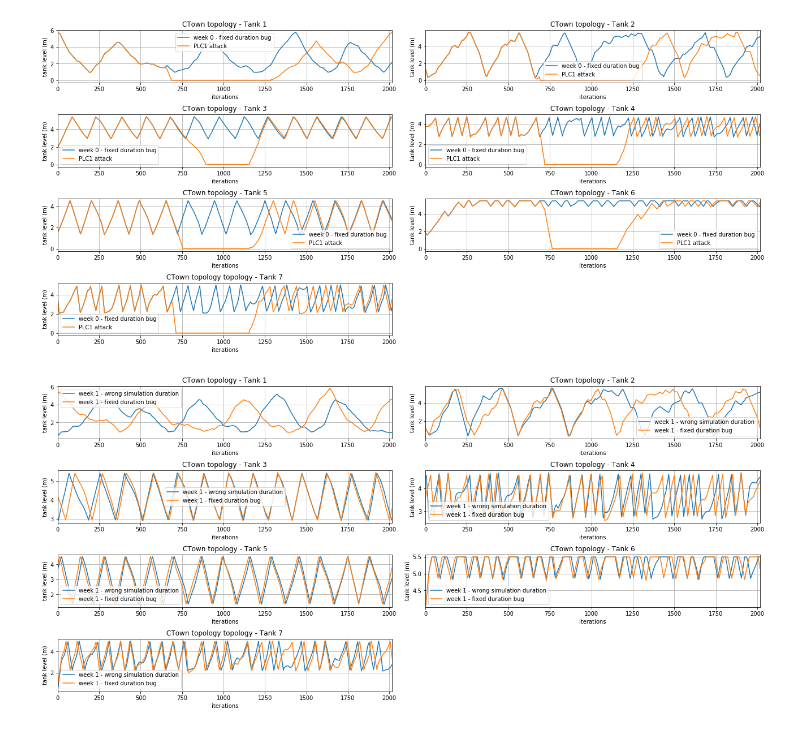
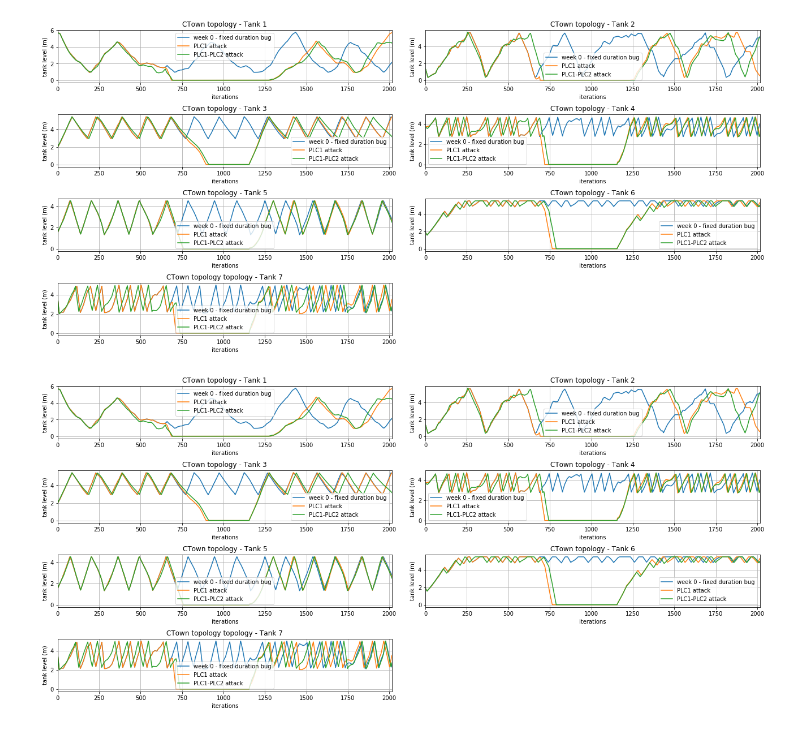
Before and after one commit to Critical-Infrastructure-Systems-Lab/DHALSIM, a Jupyter notebook: ICS_topologies/enhanced_ctown_topology/year_simulation/week_plot.ipynb, the cells around one changed output. Saved outputs shown, nothing was run; the diff lists cells and outputs as text; code cells hidden in the pictures.

Commit message:
Adding week 5 results
Former-commit-id: ac1fa7defbeaaaac768a94c0dba450359e1ef2ab

```diff
--- a/ICS_topologies/enhanced_ctown_topology/year_simulation/week_plot.ipynb
+++ b/ICS_topologies/enhanced_ctown_topology/year_simulation/week_plot.ipynb
@@ -9,13 +9,18 @@ import pandas as pd
 # %%
 ctown_fixed_duration = pd.read_csv('week_0/physical_process.csv')
 ctown_plc1_attack    = pd.read_csv('../icss_paper_attacks/tank_1_empty_1_pu1_pu2_off/week_0/physical_process.csv')
+ctown_plc1_plc2_attack    = pd.read_csv('../icss_paper_attacks/tank_1_empty_2_pu1_pu2_off/week_0/physical_process.csv')
+
 subplot_hspace = 0.6
 subplot_wspace = 0.1
 
 dd = plt.subplot(4,2,1)
 ctown_fixed_duration["T1_LEVEL"].plot(label='week 0 - fixed duration bug', ax=dd)
 ctown_plc1_attack["T1_LEVEL"].plot(label='PLC1 attack', ax=dd)
+ctown_plc1_plc2_attack["T1_LEVEL"].plot(label='PLC1-PLC2 attack', ax=dd)
+
 ctown_plc1_attack
+
 
 plt.title("CTown topology - Tank 1")
 plt.xlabel('iterations')
@@ -28,6 +33,7 @@ plt.grid(True)
 dd = plt.subplot(4,2,2)
 ctown_fixed_duration["T2_LEVEL"].plot(label='week 0 - fixed duration bug', ax=dd)
 ctown_plc1_attack["T2_LEVEL"].plot(label='PLC1 attack', ax=dd)
+ctown_plc1_plc2_attack["T2_LEVEL"].plot(label='PLC1-PLC2 attack', ax=dd)
 plt.title("CTown topology - Tank 2")
 plt.xlabel('iterations')
 plt.xlim(left=0, right=2016)
@@ -39,6 +45,7 @@ plt.grid(True)
 dd = plt.subplot(4,2,3)
 ctown_fixed_duration["T3_LEVEL"].plot(label='week 0 - fixed duration bug', ax=dd)
 ctown_plc1_attack["T3_LEVEL"].plot(label='PLC1 attack', ax=dd)
+ctown_plc1_plc2_attack["T3_LEVEL"].plot(label='PLC1-PLC2 attack', ax=dd)
 plt.title("CTown topology - Tank 3")
 plt.xlabel('iterations')
 plt.xlim(left=0, right=2016)
@@ -50,6 +57,7 @@ plt.grid(True)
 dd = plt.subplot(4,2,4)
 ctown_fixed_duration["T4_LEVEL"].plot(label='week 0 - fixed duration bug', ax=dd)
 ctown_plc1_attack["T4_LEVEL"].plot(label='PLC1 attack', ax=dd)
+ctown_plc1_plc2_attack["T4_LEVEL"].plot(label='PLC1-PLC2 attack', ax=dd)
 plt.title("CTown topology - Tank 4")
 plt.xlabel('iterations')
 plt.xlim(left=0, right=2016)
@@ -61,6 +69,7 @@ plt.grid(True)
 dd = plt.subplot(4,2,5)
 ctown_fixed_duration["T5_LEVEL"].plot(label='week 0 - fixed duration bug', ax=dd)
 ctown_plc1_attack["T5_LEVEL"].plot(label='PLC1 attack', ax=dd)
+ctown_plc1_plc2_attack["T5_LEVEL"].plot(label='PLC1-PLC2 attack', ax=dd)
 plt.title("CTown topology - Tank 5")
 plt.xlabel('iterations')
 plt.xlim(left=0, right=2016)
@@ -72,6 +81,7 @@ plt.grid(True)
 dd = plt.subplot(4,2,6)
 ctown_fixed_duration["T6_LEVEL"].plot(label='week 0 - fixed duration bug', ax=dd)
 ctown_plc1_attack["T6_LEVEL"].plot(label='PLC1 attack', ax=dd)
+ctown_plc1_plc2_attack["T6_LEVEL"].plot(label='PLC1-PLC2 attack', ax=dd)
 plt.title("CTown topology - Tank 6")
 plt.xlabel('iterations')
 plt.xlim(left=0, right=2016)
@@ -83,6 +93,7 @@ plt.grid(True)
 dd = plt.subplot(4,2,7)
 ctown_fixed_duration["T7_LEVEL"].plot(label='week 0 - fixed duration bug', ax=dd)
 ctown_plc1_attack["T7_LEVEL"].plot(label='PLC1 attack', ax=dd)
+ctown_plc1_plc2_attack["T7_LEVEL"].plot(label='PLC1-PLC2 attack', ax=dd)
 plt.title("CTown topology topology - Tank 7")
 plt.xlabel('iterations')
 plt.xlim(left=0, right=2016)
@@ -91,18 +102,23 @@ plt.legend()
 plt.subplots_adjust(top=2.00, right=3.00, hspace = subplot_hspace, wspace=subplot_wspace)
 plt.grid(True)
 # %% [output]
-[figure, old version]
+[figure, new version]
 # %%
-minicps_ctown = pd.read_csv('old_week_1/physical_process.csv')
-ctown_fixed_duration = pd.read_csv('week_1/physical_process.csv')
-#basic_ctown_2 = pd.read_csv('week_13/physical_process.csv')
+ctown_fixed_duration = pd.read_csv('week_0/physical_process.csv')
+ctown_plc1_attack_2    = pd.read_csv('../icss_paper_attacks/tank_1_empty_1_pu2_off/week_0/physical_process.csv')
+ctown_plc1_plc2_attack_2    = pd.read_csv('../icss_paper_attacks/tank_1_empty_2_pu2_off/week_0/physical_process.csv')
+
 subplot_hspace = 0.6
 subplot_wspace = 0.1
 
 dd = plt.subplot(4,2,1)
-minicps_ctown["T1_LEVEL"].plot(label='week 1 - wrong simulation duration', ax=dd)
-ctown_fixed_duration["T1_LEVEL"].plot(label='week 1 - fixed duration bug', ax=dd)
-#basic_ctown_2["T1_LEVEL"].plot(label='week 13', ax=dd)
+ctown_fixed_duration["T1_LEVEL"].plot(label='week 0 - fixed duration bug', ax=dd)
+ctown_plc1_attack["T1_LEVEL"].plot(label='PLC1 attack', ax=dd)
+ctown_plc1_plc2_attack["T1_LEVEL"].plot(label='PLC1-PLC2 attack', ax=dd)
+
+ctown_plc1_attack
+
+
 plt.title("CTown topology - Tank 1")
 plt.xlabel('iterations')
 plt.xlim(left=0, right=2016)
@@ -112,9 +128,9 @@ plt.subplots_adjust(top=2.00, right=3.00, hspace = subplot_hspace, wspace=subplo
 plt.grid(True)
 
 dd = plt.subplot(4,2,2)
-minicps_ctown["T2_LEVEL"].plot(label='week 1 - wrong simulation duration', ax=dd)
-ctown_fixed_duration["T2_LEVEL"].plot(label='week 1 - fixed duration bug', ax=dd)
-#basic_ctown_2["T2_LEVEL"].plot(label='Basic2', ax=dd)
+ctown_fixed_duration["T2_LEVEL"].plot(label='week 0 - fixed duration bug', ax=dd)
+ctown_plc1_attack_2["T2_LEVEL"].plot(label='PLC1 attack', ax=dd)
+ctown_plc1_plc2_attack["T2_LEVEL"].plot(label='PLC1-PLC2 attack', ax=dd)
 plt.title("CTown topology - Tank 2")
 plt.xlabel('iterations')
 plt.xlim(left=0, right=2016)
@@ -124,8 +140,9 @@ plt.subplots_adjust(top=2.00, right=3.00, hspace = subplot_hspace, wspace=subplo
 plt.grid(True)
 
 dd = plt.subplot(4,2,3)
-minicps_ctown["T3_LEVEL"].plot(label='week 1 - wrong simulation duration', ax=dd)
-ctown_fixed_duration["T3_LEVEL"].plot(label='week 1 - fixed duration bug', ax=dd)
+ctown_fixed_duration["T3_LEVEL"].plot(label='week 0 - fixed duration bug', ax=dd)
+ctown_plc1_attack_2["T3_LEVEL"].plot(label='PLC1 attack', ax=dd)
+ctown_plc1_plc2_attack["T3_LEVEL"].plot(label='PLC1-PLC2 attack', ax=dd)
 plt.title("CTown topology - Tank 3")
 plt.xlabel('iterations')
 plt.xlim(left=0, right=2016)
@@ -135,8 +152,9 @@ plt.subplots_adjust(top=2.00, right=3.00, hspace = subplot_hspace, wspace=subplo
 plt.grid(True)
 
 dd = plt.subplot(4,2,4)
-minicps_ctown["T4_LEVEL"].plot(label='week 1 - wrong simulation duration', ax=dd)
-ctown_fixed_duration["T4_LEVEL"].plot(label='week 1 - fixed duration bug', ax=dd)
+ctown_fixed_duration["T4_LEVEL"].plot(label='week 0 - fixed duration bug', ax=dd)
+ctown_plc1_attack_2["T4_LEVEL"].plot(label='PLC1 attack', ax=dd)
+ctown_plc1_plc2_attack["T4_LEVEL"].plot(label='PLC1-PLC2 attack', ax=dd)
 plt.title("CTown topology - Tank 4")
 plt.xlabel('iterations')
 plt.xlim(left=0, right=2016)
@@ -145,37 +163,40 @@ plt.legend()
 plt.subplots_adjust(top=2.00, right=3.00, hspace = subplot_hspace, wspace=subplot_wspace)
 plt.grid(True)
 
 dd = plt.subplot(4,2,5)
-minicps_ctown["T5_LEVEL"].plot(label='week 1 - wrong simulation duration', ax=dd)
-ctown_fixed_duration["T5_LEVEL"].plot(label='week 1 - fixed duration bug', ax=dd)
+ctown_fixed_duration["T5_LEVEL"].plot(label='week 0 - fixed duration bug', ax=dd)
+ctown_plc1_attack_2["T5_LEVEL"].plot(label='PLC1 attack', ax=dd)
+ctown_plc1_plc2_attack["T5_LEVEL"].plot(label='PLC1-PLC2 attack', ax=dd)
 plt.title("CTown topology - Tank 5")
 plt.xlabel('iterations')
 plt.xlim(left=0, right=2016)
 plt.ylabel('tank level (m)')
 plt.legend()
 plt.subplots_adjust(top=2.00, right=3.00, hspace = subplot_hspace, wspace=subplot_wspace)
 plt.grid(True)
 
 dd = plt.subplot(4,2,6)
-minicps_ctown["T6_LEVEL"].plot(label='week 1 - wrong simulation duration', ax=dd)
-ctown_fixed_duration["T6_LEVEL"].plot(label='week 1 - fixed duration bug', ax=dd)
+ctown_fixed_duration["T6_LEVEL"].plot(label='week 0 - fixed duration bug', ax=dd)
+ctown_plc1_attack_2["T6_LEVEL"].plot(label='PLC1 attack', ax=dd)
+ctown_plc1_plc2_attack["T6_LEVEL"].plot(label='PLC1-PLC2 attack', ax=dd)
 plt.title("CTown topology - Tank 6")
 plt.xlabel('iterations')
 plt.xlim(left=0, right=2016)
 plt.ylabel('tank level (m)')
 plt.legend()
 plt.subplots_adjust(top=2.00, right=3.00, hspace = subplot_hspace, wspace=subplot_wspace)
 plt.grid(True)
 
 dd = plt.subplot(4,2,7)
-minicps_ctown["T7_LEVEL"].plot(label='week 1 - wrong simulation duration', ax=dd)
-ctown_fixed_duration["T7_LEVEL"].plot(label='week 1 - fixed duration bug', ax=dd)
+ctown_fixed_duration["T7_LEVEL"].plot(label='week 0 - fixed duration bug', ax=dd)
+ctown_plc1_attack_2["T7_LEVEL"].plot(label='PLC1 attack', ax=dd)
+ctown_plc1_plc2_attack["T7_LEVEL"].plot(label='PLC1-PLC2 attack', ax=dd)
 plt.title("CTown topology topology - Tank 7")
 plt.xlabel('iterations')
 plt.xlim(left=0, right=2016)
 plt.ylabel('tank level (m)')
 plt.legend()
 plt.subplots_adjust(top=2.00, right=3.00, hspace = subplot_hspace, wspace=subplot_wspace)
 plt.grid(True)
 # %% [output]
-[figure, old version]
+[figure, new version]
```
Also changed, not shown: 35 other files.
